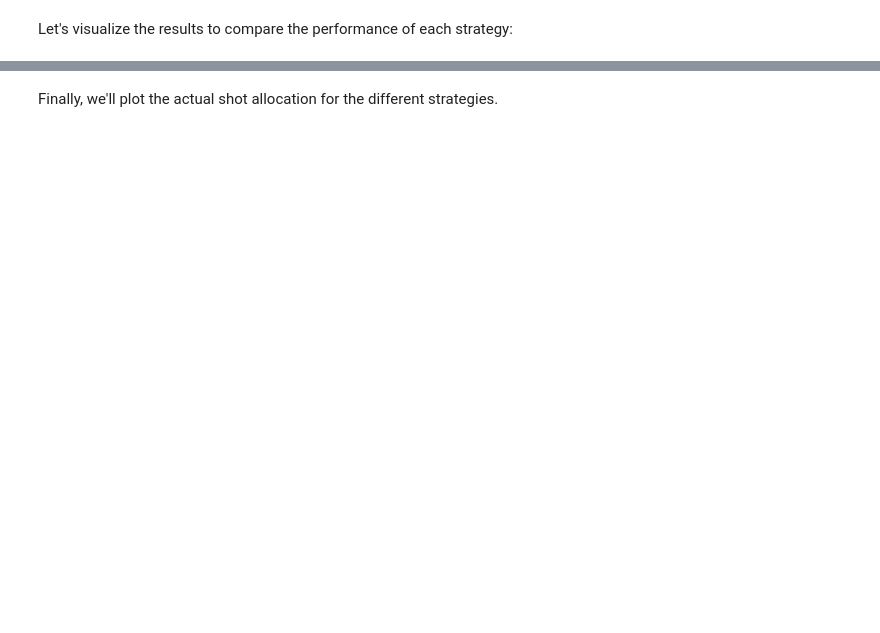
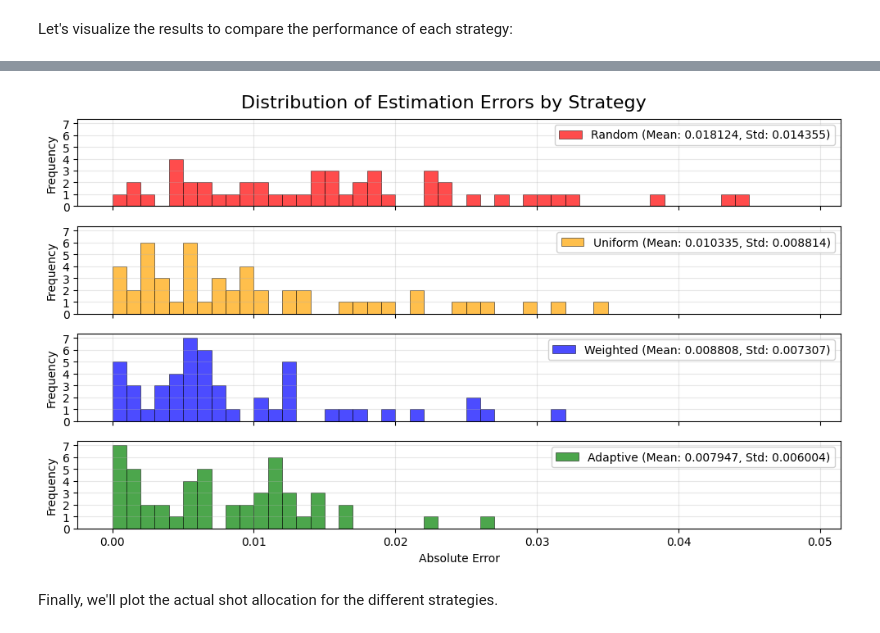
Before and after one commit to amazon-braket/amazon-braket-algorithm-library, a Jupyter notebook: notebooks/advanced_algorithms/adaptive_shot_allocation/2_Adaptive_Shot_Allocation.ipynb, the cells around one changed output, grey strips where cells are left out. Cells and saved outputs as stored; diff of their text form; code cells hidden in the pictures; blank space fills up the shorter version.

Commit message:
Adaptive shot allocation (#164)
Co-authored-by: Tim <yitchen@amazon.com>
Co-authored-by: ses <42444435+sesmart@users.noreply.github.com>

```diff
--- a/notebooks/advanced_algorithms/adaptive_shot_allocation/2_Adaptive_Shot_Allocation.ipynb
+++ b/notebooks/advanced_algorithms/adaptive_shot_allocation/2_Adaptive_Shot_Allocation.ipynb
@@ -407,3 +393,65 @@ Error Std: 0.006982
+# %%
+# Plot results with separate subplots (squashed aspect ratio)
+fig, axes = plt.subplots(4, 1, figsize=(10, 6), sharex=True)
+
+colors = {
+    'Random': 'red',
+    'Uniform': 'orange',
+    'Weighted': 'blue',
+    'Adaptive': 'green'
+}
+
+strategies = ['Random', 'Uniform', 'Weighted', 'Adaptive']
+
+# First pass: calculate all histograms to find the maximum bar height
+bins = np.arange(0.0, 0.05, 0.001)
+max_height = 0
+
+for strategy in strategies:
+    values = results[strategy]
+    errors = np.abs(np.array(values) - e_exact)
+    counts, _ = np.histogram(errors, bins=bins)
+    max_height = max(max_height, np.max(counts))
+
+# Second pass: plot with consistent y-axis limits
+for i, strategy in enumerate(strategies):
+    values = results[strategy]
+    errors = np.abs(np.array(values) - e_exact)
+
+    # Plot histogram in the corresponding subplot
+    axes[i].hist(errors, bins=bins,
+                 color=colors[strategy], alpha=0.7, edgecolor='black', linewidth=0.5,
+                 label=strategy)
+
+    # Add statistics as legend
+    mean_error = np.mean(errors)
+    std_error = np.std(errors)
+
+    axes[i].set_ylabel('Frequency')
+    axes[i].grid(True, alpha=0.3)
+
+    # Set aspect ratio and y-axis limits
+    axes[i].set_aspect(aspect='auto')
+    axes[i].set_ylim(0, max_height * 1.05)  # Add 5% padding at top
+
+    # Set integer y-ticks
+    axes[i].yaxis.set_major_locator(MaxNLocator(integer=True))
+
+    # Add legend with strategy name and statistics
+    axes[i].legend([f'{strategy} (Mean: {mean_error:.6f}, Std: {std_error:.6f})'],
+                   loc='upper right', framealpha=0.9)
+
+# Set common x-label only on the bottom subplot
+axes[-1].set_xlabel('Absolute Error')
+
+# Add overall title with more space
+fig.suptitle('Distribution of Estimation Errors by Strategy', fontsize=16, y=0.98)
+
+plt.tight_layout()
+plt.subplots_adjust(top=0.93)  # Add space between suptitle and subplots
+plt.show()
+# %% [output]
+[figure, added]
 # %% [markdown]
 Finally, we'll plot the actual shot allocation for the different strategies.
 # %%
```
Also changed, not shown: parts of 17 cells of this notebook, 2 other files.
